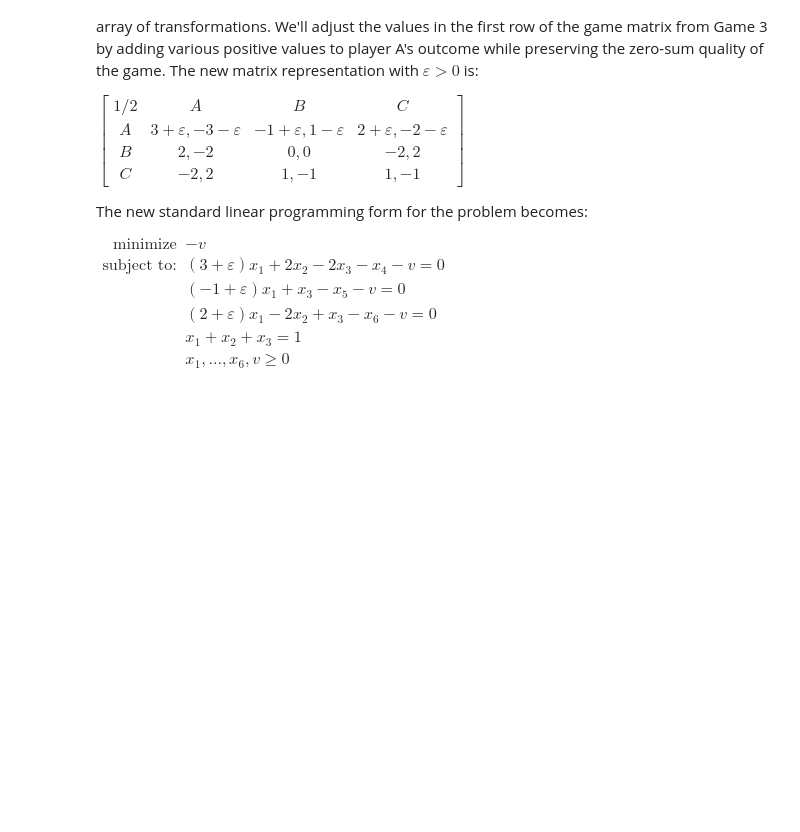
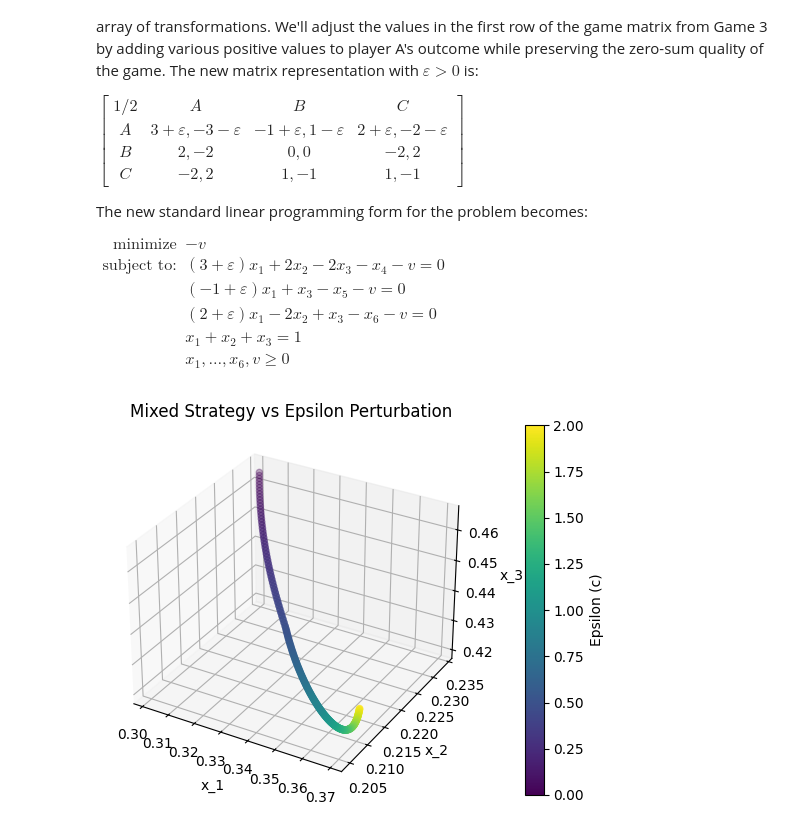
Before and after one commit to reese-karo/132B_Final_Project, a Jupyter notebook: game1.ipynb, the cells around one changed output. Saved outputs shown, nothing was run; the diff lists cells and outputs as text; code cells hidden in the pictures; blank space fills up the shorter version.

Commit message:
Update game1.ipynb
Added graphing for game 4

```diff
--- a/game1.ipynb
+++ b/game1.ipynb
@@ -182,3 +183,17 @@ for i in range(len(ep)):
     s, v = x[:3], x[-2]
     data[i, 0:3] = s
     data[i, 3] = v
+# %%
+fig = plt.figure()
+ax = fig.add_subplot(projection = '3d')
+ax.scatter(data[:, 0], data[:, 1], data[:, 2], c = data[:, 4], cmap='viridis', marker='o')
+ax.set_xlabel('x_1')
+ax.set_ylabel('x_2')
+ax.set_zlabel('x_3')
+cbar = plt.colorbar(ax.collections[0], ax=ax, pad=0.1)
+cbar.set_label('Epsilon (c)')
+
+plt.title("Mixed Strategy vs Epsilon Perturbation")
+plt.show()
+# %% [output]
+[figure, added]
```
Also changed, not shown: parts of 1 cell of this notebook.
